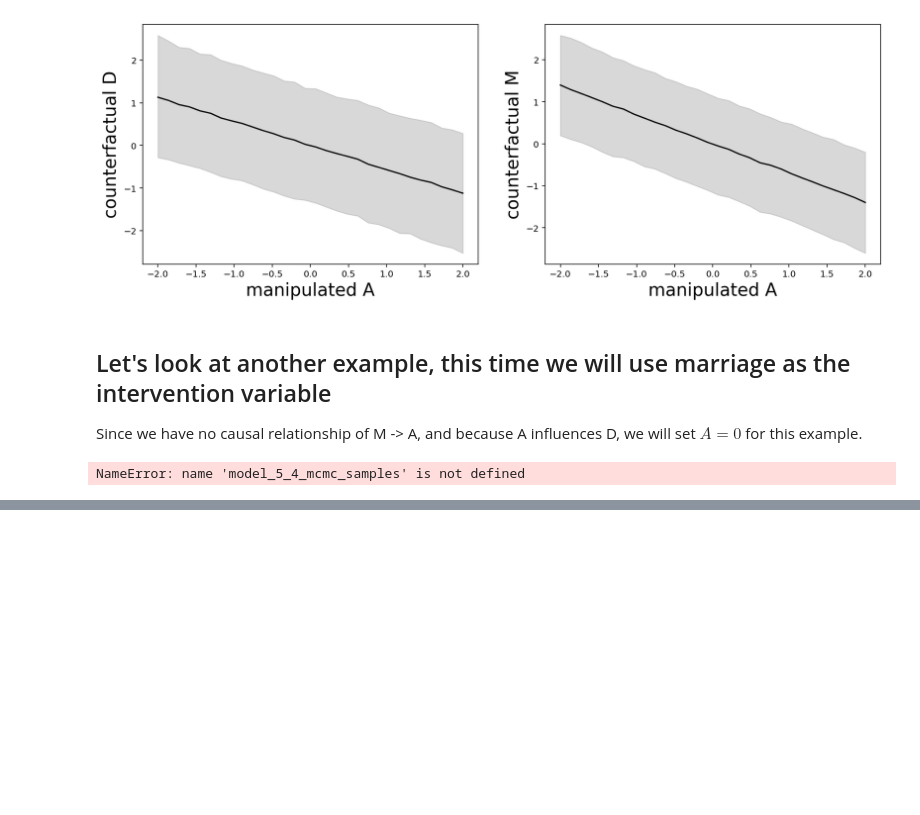
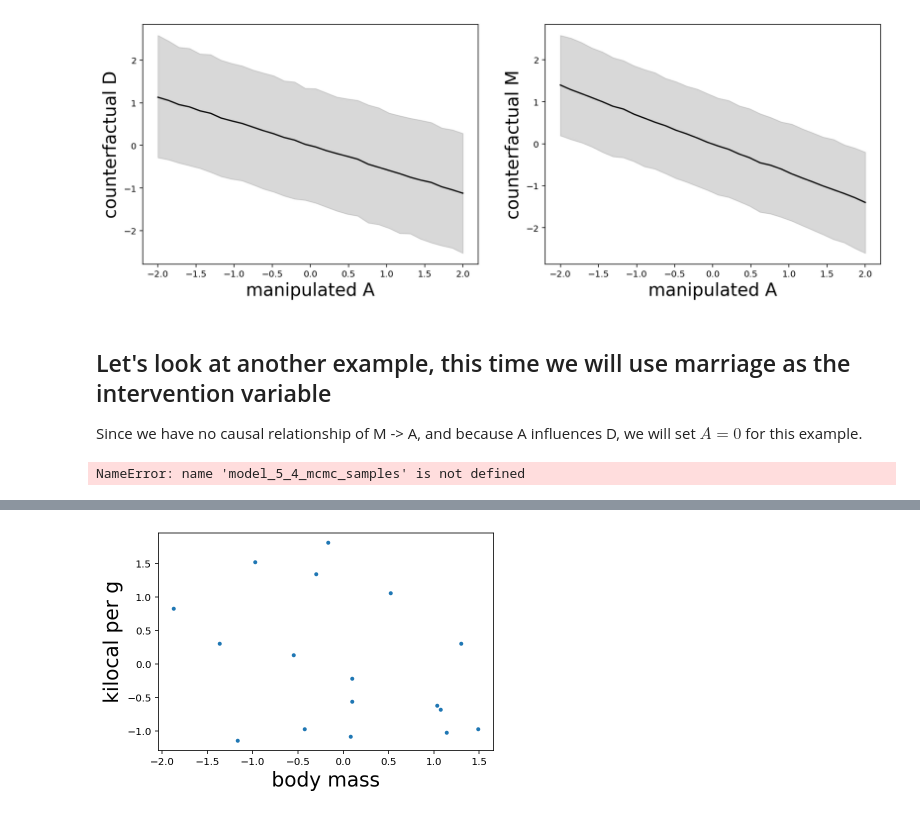
Before and after one commit to newby-jay/MATH509-Fall2022-JupyterNotebooks, a Jupyter notebook: Week 5.ipynb, the cells around one changed output, grey strips where cells are left out. Saved outputs shown, nothing was run; the diff lists cells and outputs as text; code cells hidden in the pictures; blank space fills up the shorter version.

```diff
--- a/Week 5.ipynb
+++ b/Week 5.ipynb
@@ -367,0 +411,6 @@ data_ex2_standardized
+# %%
+plot(data_ex2_standardized['mass'], data_ex2_standardized['kcal.per.g'], '.')
+xlabel('body mass', fontsize=20)
+ylabel('kilocal per g', fontsize=20);
+# %% [output]
+[figure, added]
```
Also changed, not shown: parts of 24 cells of this notebook, 1 other file.
